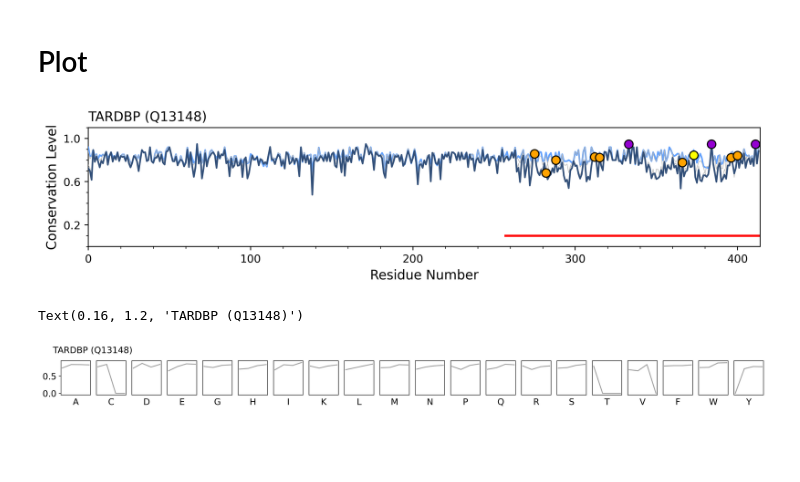
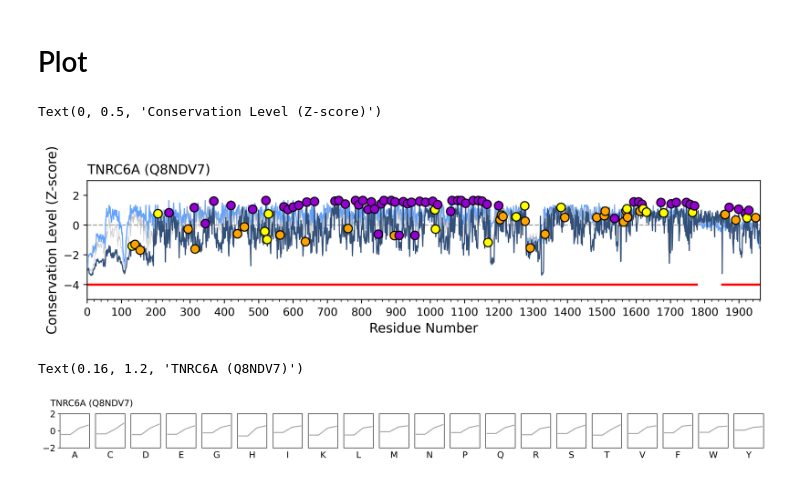
Before and after one commit to allmwh/the_return_of_the_rings, a Jupyter notebook: fig2.ipynb, the cells around one changed output. Cells and saved outputs as stored; diff of their text form; code cells hidden in the pictures; blank space fills up the shorter version.

```diff
--- a/fig2.ipynb
+++ b/fig2.ipynb
@@ -20,8 +22,8 @@ from function.utilities import find_human_sequence
 # Param
 # %%
 #####CHANGE HERE#####
-uniprot_id = "Q13148"
-algorithm = "VSL2" #VLXT, VSL2, VL3-
+uniprot_id = "Q8NDV7"
+algorithm = "VSL2" #VLXT, VSL2, VL3-BA
 conserve_method = 'jsd' #['r4s','shannon_entropy','jsd']
 #####CHANGE HERE#####
 # %%
@@ -39,7 +41,8 @@ order_filter_length = 10
 
 #conserve_method config
 windows_size = 0
-sequence_weight = False
+sequence_weight = True
+normalize=True
 
 conserve_peraa_sort = ["A","C","D","E","G","H","I","K","L","M","N","P","Q","R","S","T","V","F","W","Y"]
 # %% [markdown]
@@ -68,6 +71,14 @@ def get_only_human_score(score, fasta_path):
     for index in nogap_index:
         nogap_score.append(score[index])
     return nogap_score
+
+def get_normalize_score(conserve_list):
+    score = zscore([i['score'] for i in conserve_list],axis=None)
+
+    for index, element in enumerate(score):
+        conserve_list[index]['score'] = element
+
+    return conserve_list
 
 
 def get_conserve_score(tax_id, uniprot_id):
@@ -181,3 +192,8 @@ for i in t:
 
     conserve = get_conserve_score(tax_id=tax_ids[i], uniprot_id=uniprot_id)
     conserve_list.append(conserve)
+
+
+#conserce score normalize
+if normalize:
+    conserve_list = get_normalize_score(conserve_list)
@@ -215,60 +231,64 @@ conserve_peraa = get_conserve_peraa_score(conserve_list)
 # %%
 f, (a0) = plt.subplots(1, 1, sharex=True, sharey=True, figsize=(11, 2), dpi=400)
 
 for i in conserve_list:
 
     # line
     if i["taxonomy"] == "chordata":
-        a0.plot(i["score"], color="#335079", zorder=100, linewidth=1.5)
+        a0.plot(i["score"], color="#335079", zorder=100, linewidth=1.0)
     elif i["taxonomy"] == "vertebrata":
-        a0.plot(i["score"], color="#b5b5b5", zorder=75, linewidth=0.5)
+        a0.plot(i["score"], color="#b5b5b5", zorder=75, linewidth=0.3)
     elif i["taxonomy"] == "tetrapoda":
-        a0.plot(i["score"], color="#b5b5b5", zorder=50, linewidth=0.5)
+        a0.plot(i["score"], color="#b5b5b5", zorder=50, linewidth=0.3)
     elif i["taxonomy"] == "mammalia":
-        a0.plot(i["score"], color="#63a2fe", zorder=25, linewidth=1.5)
+        a0.plot(i["score"], color="#63a2fe", zorder=25, linewidth=1.0)
 
-    a0.set_xlim(0, len(i["score"]))
-    a0.xaxis.set_major_locator(MultipleLocator(100))
-    a0.xaxis.set_minor_locator(MultipleLocator(20))
-
-    a0.yaxis.set_major_locator(MultipleLocator(0.4))
-    a0.yaxis.set_minor_locator(MultipleLocator(0.1))
-    a0.set_yticks(np.arange(0.2, 1.2, 0.4))
-    a0.set_ylim(0, 1.1)
-
-    title = "{} ({})".format(conserve_list[0]["gene_name"], conserve_list[0]["uniprot_id"], fontsize=12)
-    a0.set_title(title, loc="left")
-    a0.set_xlabel("Residue Number", fontsize=12)
-    a0.set_ylabel("Conservation Level", fontsize=12)
-
+#disorder plot
 for region in conserve_list[0]["region"]["disorder_region"]:
     start = region["start"]
     start = start / len(conserve_list[0]["human_sequence"])
     end = region["end"]
     end = end / len(conserve_list[0]["human_sequence"])
-    a0.axhline(0.1, start, end, color="#ff0000", linewidth=2)
+    a0.axhline(-4, start, end, color="#ff0000", linewidth=2)
+
+#0 line
+a0.axhline(0, color="#a2a2a2", linewidth=1, linestyle='--')
 
 # WYF point
 for index, (od, aa, score) in enumerate(
     zip(conserve_list[0]["od_ident"], conserve_list[0]["human_sequence"], conserve_list[0]["score"])):
     if od == "1":
         if aa == "Y":
             a0.scatter(index, score, s=60, color="#ffff00", edgecolors="black", zorder=200)
         elif aa == "F":
             a0.scatter(index, score, s=60, color="#ffa300", edgecolors="black", zorder=200)
         elif aa == "W":
             a0.scatter(index, score, s=60, color="#9400d1", edgecolors="black", zorder=200)
-#         if aa == "N":
-#             a0.scatter(index, score, s=60, color="#ffff00", edgecolors="black", zorder=200)
+
+
+a0.set_xlim(0, len(i["score"]))
+a0.xaxis.set_major_locator(MultipleLocator(100))
+a0.xaxis.set_minor_locator(MultipleLocator(20))
+
+# a0.yaxis.set_major_locator(MultipleLocator(0.4))
+# a0.yaxis.set_minor_locator(MultipleLocator(0.1))
+# a0.set_yticks(np.arange(0.2, 1.2, 0.4))
+a0.set_ylim(-5, 3)
+
+title = "{} ({})".format(conserve_list[0]["gene_name"], conserve_list[0]["uniprot_id"], fontsize=12)
+a0.set_title(title, loc="left")
+a0.set_xlabel("Residue Number", fontsize=12)
+a0.set_ylabel("Conservation Level (Z-score)", fontsize=12)
 # %% [output]
+Text(0, 0.5, 'Conservation Level (Z-score)')
-[figure, old version]
+[figure, new version]
 # %%
 f, (disorder) = plt.subplots(1, 20, sharex=True, sharey=True, figsize=(20, 1), dpi=500)
 
 for index, sub in enumerate(disorder):
     sub.plot(conserve_peraa["peraa_score"][1][1][index], linestyle="solid", color="#a2a2a2")
     sub.set_title(conserve_peraa["conserve_peraa_sort"][index], y=-0.4, fontsize=14)
-#     sub.set_ylim(0.8, 1.05)
+    sub.set_ylim(-2, 2)
 #     sub.set_yticks(np.arange(0.8, 1.05, 0.2))
     sub.get_xaxis().set_visible(False)
     sub.tick_params(axis="y", labelsize=14)
@@ -278,5 +298,5 @@ for index, sub in enumerate(disorder):
 title = "{} ({})".format(conserve_peraa["gene_name"], conserve_peraa["uniprot_id"], fontsize=12)
 f.suptitle(title, x=0.16, y=1.2, fontsize=14)
 # %% [output]
-Text(0.16, 1.2, 'TARDBP (Q13148)')
+Text(0.16, 1.2, 'TNRC6A (Q8NDV7)')
-[figure, old version]
+[figure, new version]
```
Also changed, not shown: parts of 3 cells of this notebook, 3 other files.
